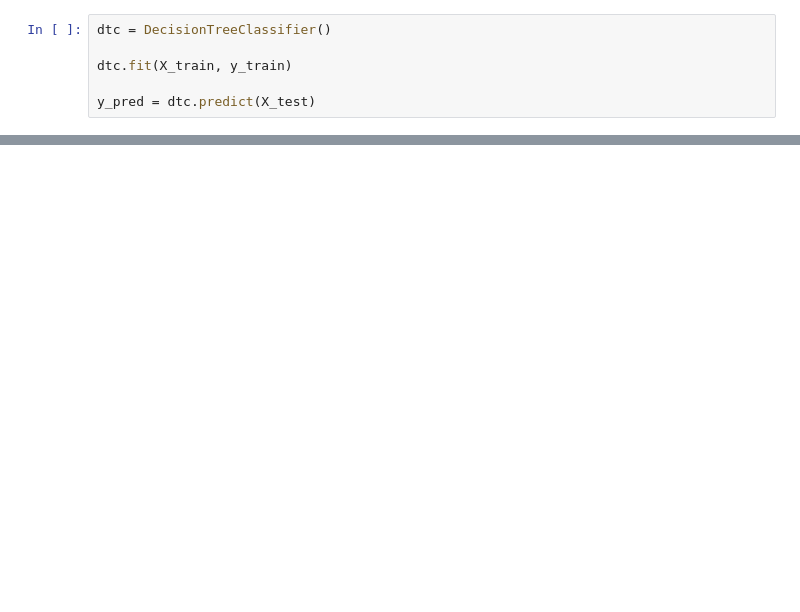
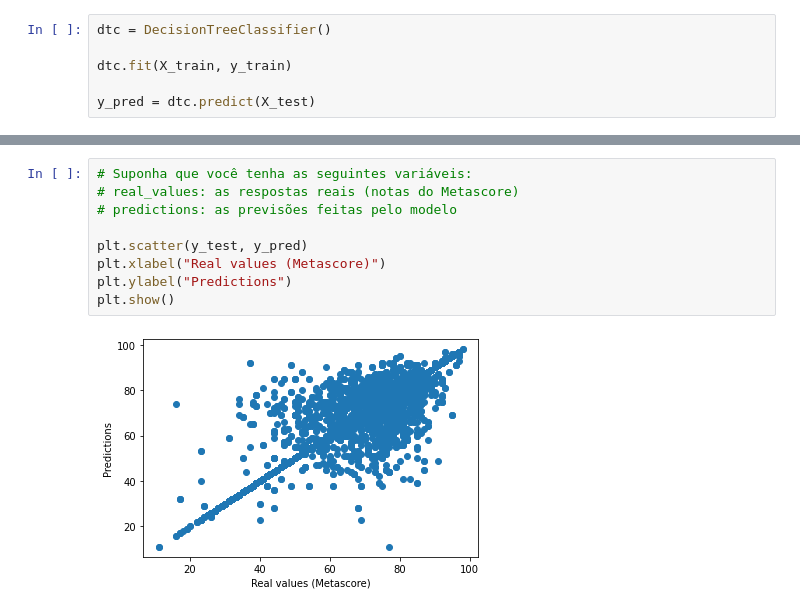
Before and after one commit to joaomoura05/Games-Classification, a Jupyter notebook: GamesClassificationModel.ipynb, the cells around one changed output, grey strips where cells are left out. Cells and saved outputs as stored; diff of their text form; blank space fills up the shorter version.

Commit message:
added: data tratament, model update

```diff
--- a/GamesClassificationModel.ipynb
+++ b/GamesClassificationModel.ipynb
@@ -73,0 +175,11 @@ print('Acurácia:', acc_lr)
+# %%
+# Suponha que você tenha as seguintes variáveis:
+# real_values: as respostas reais (notas do Metascore)
+# predictions: as previsões feitas pelo modelo
+
+plt.scatter(y_test, y_pred)
+plt.xlabel("Real values (Metascore)")
+plt.ylabel("Predictions")
+plt.show()
+# %% [output]
+[figure, added]
```
Also changed, not shown: parts of 17 cells of this notebook, 1 other file.
